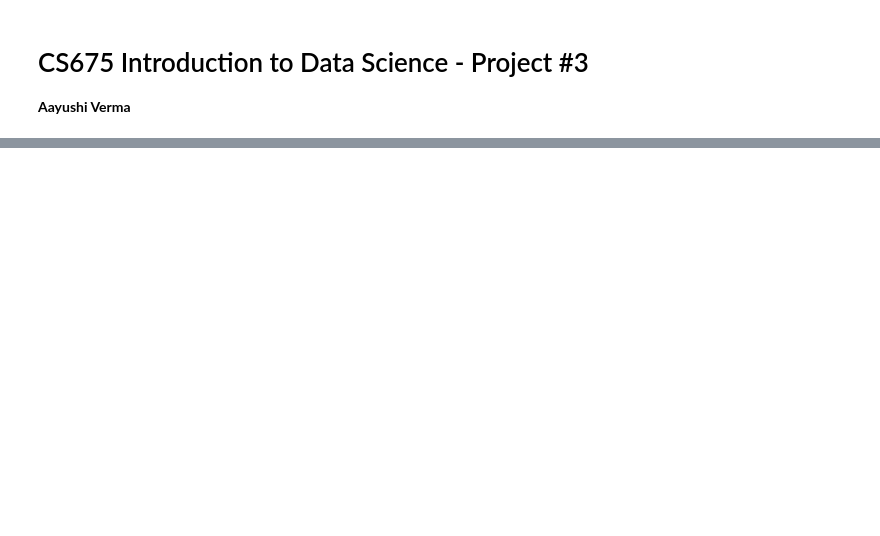
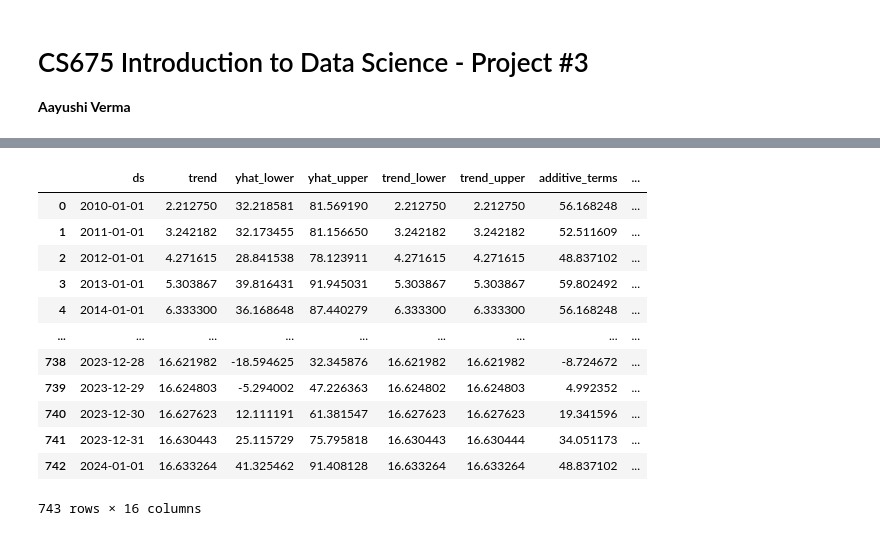
Before and after one commit to awesomecosmos/CS675-Intro-To-Data-Science, a Jupyter notebook: Project3/project3.ipynb, the cells around one changed output, grey strips where cells are left out. Drawn from its saved outputs; the diff is of its cells as text; code cells hidden in the pictures; blank space fills up the shorter version.

```diff
--- a/Project3/project3.ipynb
+++ b/Project3/project3.ipynb
@@ -70,0 +158,16 @@ ValueError: Dataframe must have columns "ds" and "y" with the dates and values r
+# %%
+forecast_for_1_year
+# %% [output]
+|  | ds | trend | yhat_lower | yhat_upper | trend_lower | trend_upper | additive_terms | ... |
+| 0 | 2010-01-01 | 2.212750 | 32.218581 | 81.569190 | 2.212750 | 2.212750 | 56.168248 | ... |
+| 1 | 2011-01-01 | 3.242182 | 32.173455 | 81.156650 | 3.242182 | 3.242182 | 52.511609 | ... |
+| 2 | 2012-01-01 | 4.271615 | 28.841538 | 78.123911 | 4.271615 | 4.271615 | 48.837102 | ... |
+| 3 | 2013-01-01 | 5.303867 | 39.816431 | 91.945031 | 5.303867 | 5.303867 | 59.802492 | ... |
+| 4 | 2014-01-01 | 6.333300 | 36.168648 | 87.440279 | 6.333300 | 6.333300 | 56.168248 | ... |
+| ... | ... | ... | ... | ... | ... | ... | ... | ... |
+| 738 | 2023-12-28 | 16.621982 | -18.594625 | 32.345876 | 16.621982 | 16.621982 | -8.724672 | ... |
+| 739 | 2023-12-29 | 16.624803 | -5.294002 | 47.226363 | 16.624802 | 16.624803 | 4.992352 | ... |
+| 740 | 2023-12-30 | 16.627623 | 12.111191 | 61.381547 | 16.627623 | 16.627623 | 19.341596 | ... |
+| 741 | 2023-12-31 | 16.630443 | 25.115729 | 75.795818 | 16.630443 | 16.630444 | 34.051173 | ... |
+| 742 | 2024-01-01 | 16.633264 | 41.325462 | 91.408128 | 16.633264 | 16.633264 | 48.837102 | ... |
+743 rows × 16 columns
```
Also changed, not shown: parts of 26 cells of this notebook.
